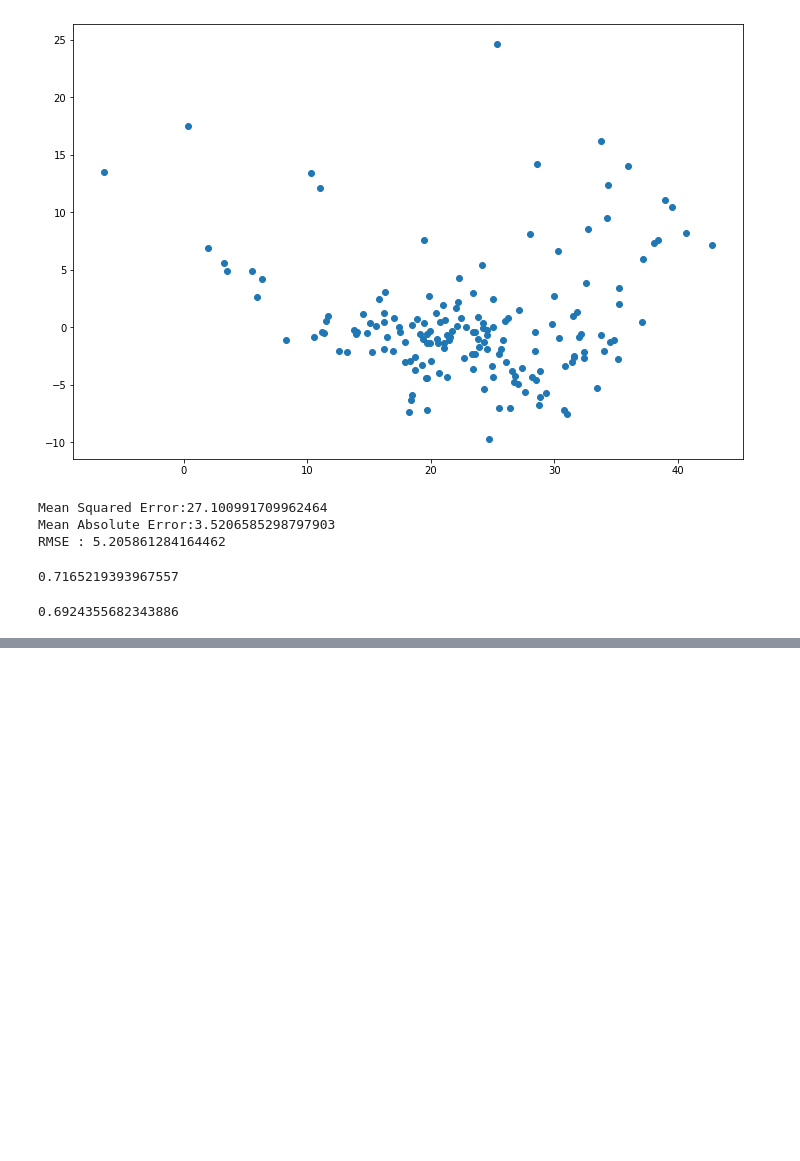
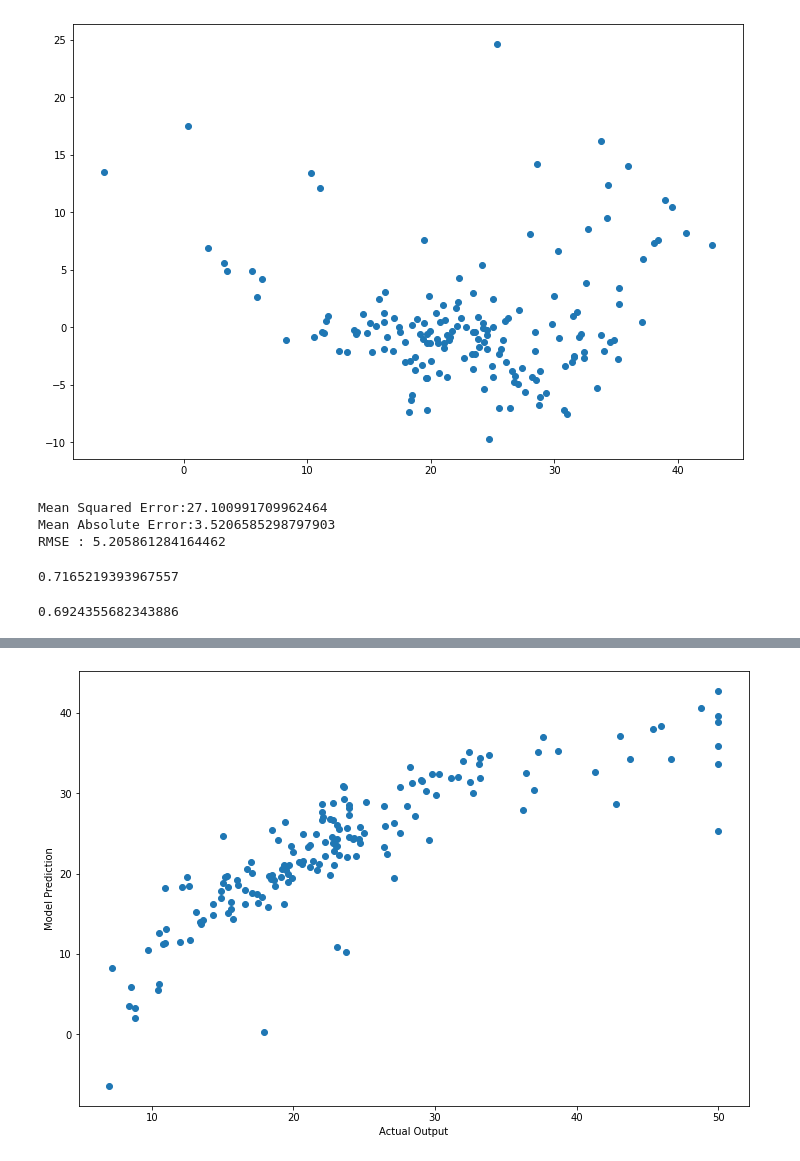
Before and after one commit to wiznikvibe/ML, a Jupyter notebook: linear_regression/practice.ipynb, the cells around one changed output, grey strips where cells are left out. Cells and saved outputs as stored; diff of their text form; code cells hidden in the pictures; blank space fills up the shorter version.

Commit message:
Ridge Regression

```diff
--- a/linear_regression/practice.ipynb
+++ b/linear_regression/practice.ipynb
@@ -244,0 +247,4 @@ print(score)
+# %%
+from sklearn.linear_model import Ridge
+ridge = Ridge(alpha=1.0)
+ridge.fit(X_train,y_train)
@@ -244,0 +263,3 @@ print(score)
+# %%
+ridge_pred = ridge.predict(X_test)
+ridge_pred
@@ -244,0 +284,7 @@ print(score)
+# %%
+plt.scatter(y_test,ridge_pred)
+plt.ylabel("Model Prediction")
+plt.xlabel("Actual Output")
+plt.rcParams["figure.figsize"] = (12,8)
+# %% [output]
+[figure, added]
```
Also changed, not shown: parts of 10 cells of this notebook.
